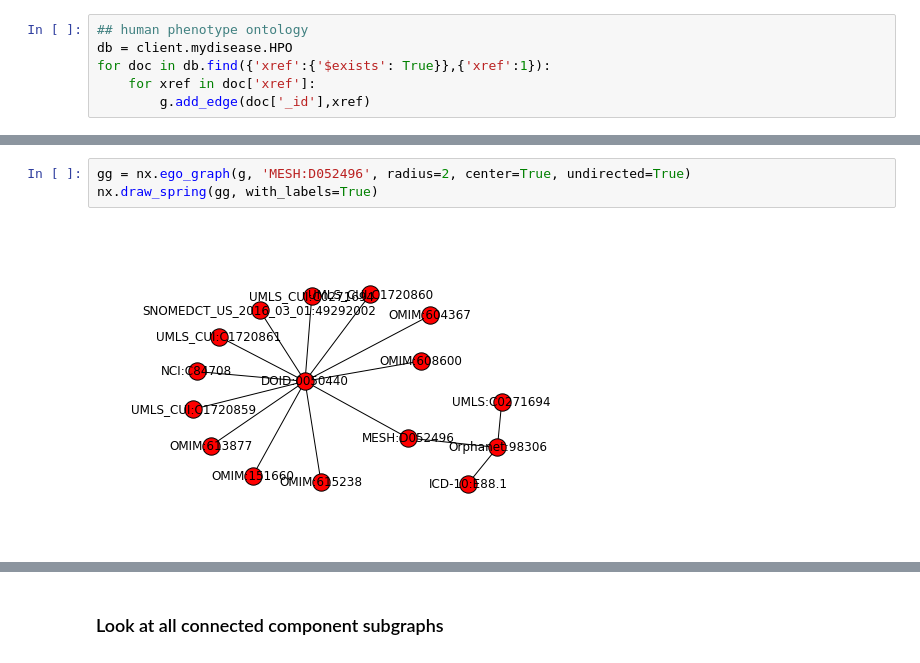
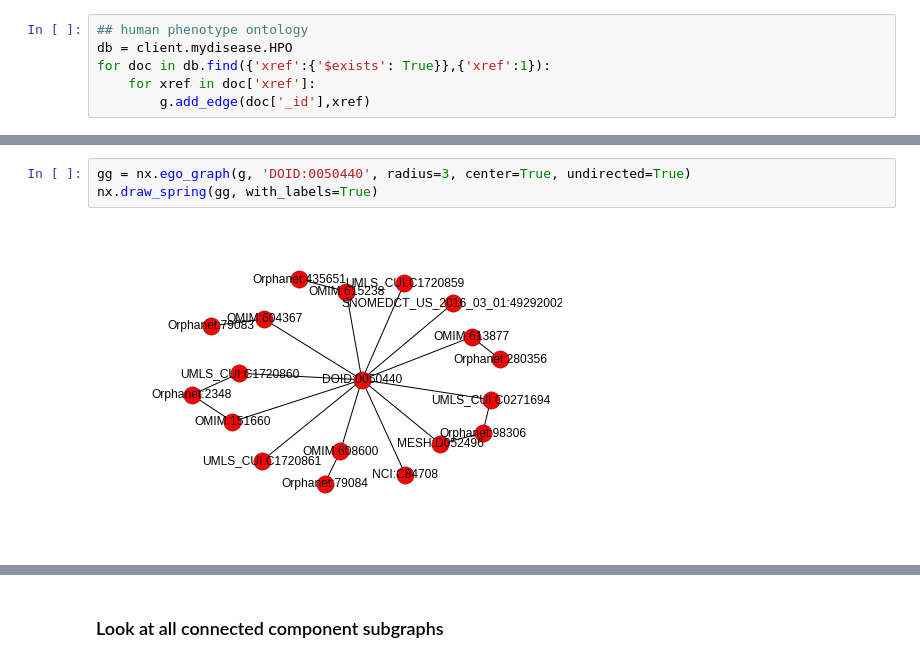
Before and after one commit to biothings/mydisease.info, a Jupyter notebook: mydisease/dataload/link_ids.ipynb, the cells around one changed output, grey strips where cells are left out. Saved outputs shown, nothing was run; the diff lists cells and outputs as text.

```diff
--- a/mydisease/dataload/link_ids.ipynb
+++ b/mydisease/dataload/link_ids.ipynb
@@ -70,8 +96,8 @@ for doc in db.find({'xref':{'$exists': True}},{'xref':1}):
 # %%
-gg = nx.ego_graph(g, 'MESH:D052496', radius=2, center=True, undirected=True)
+gg = nx.ego_graph(g, 'DOID:0050440', radius=3, center=True, undirected=True)
 nx.draw_spring(gg, with_labels=True)
 # %% [output]
-[figure, old version]
+[figure, new version]
 # %%
 # https://monarchinitiative.org/disease/DOID:0050440
 labels = {'MESH:D052496': 'Lipodystrophy, Familial Partial',
```
Also changed, not shown: parts of 29 cells of this notebook, 40 other files.
